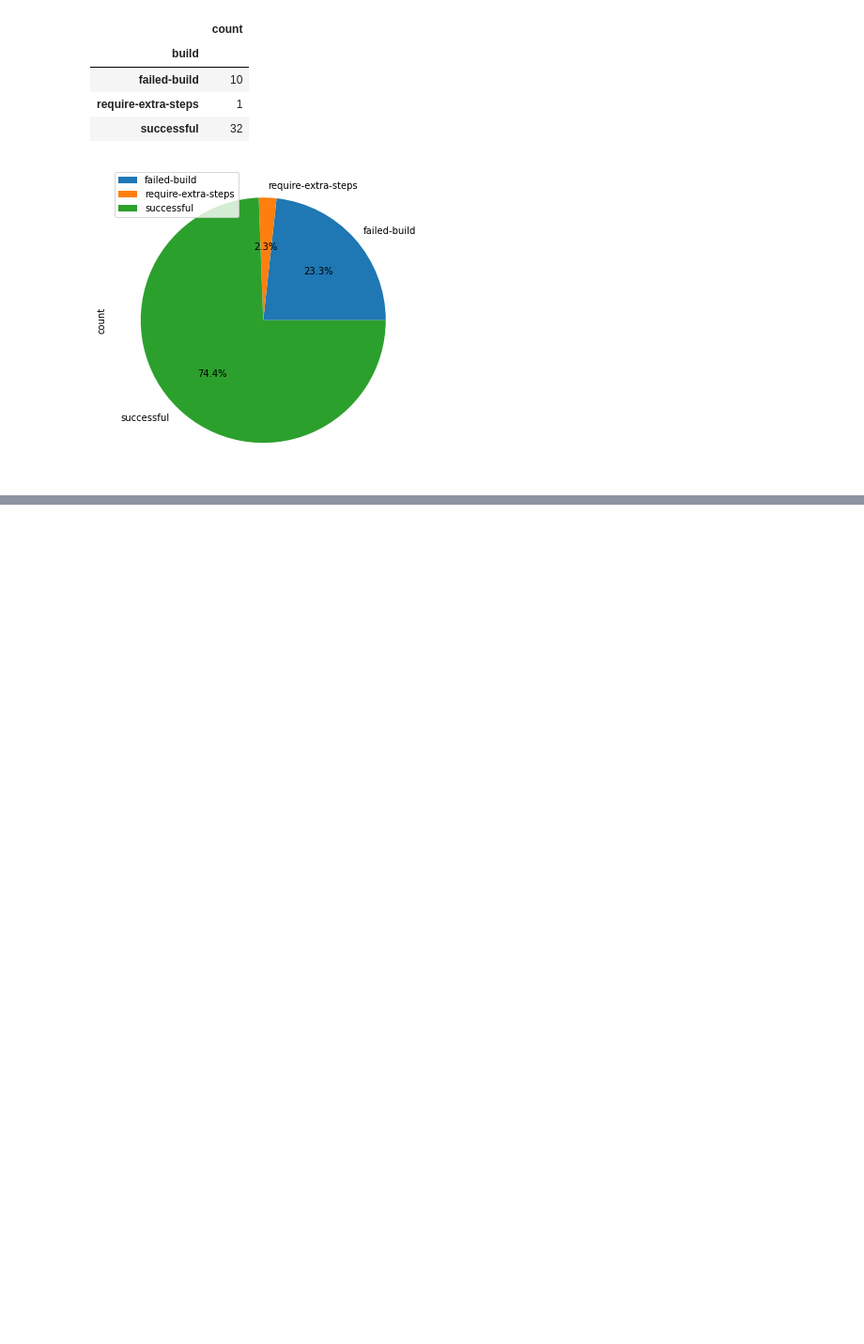
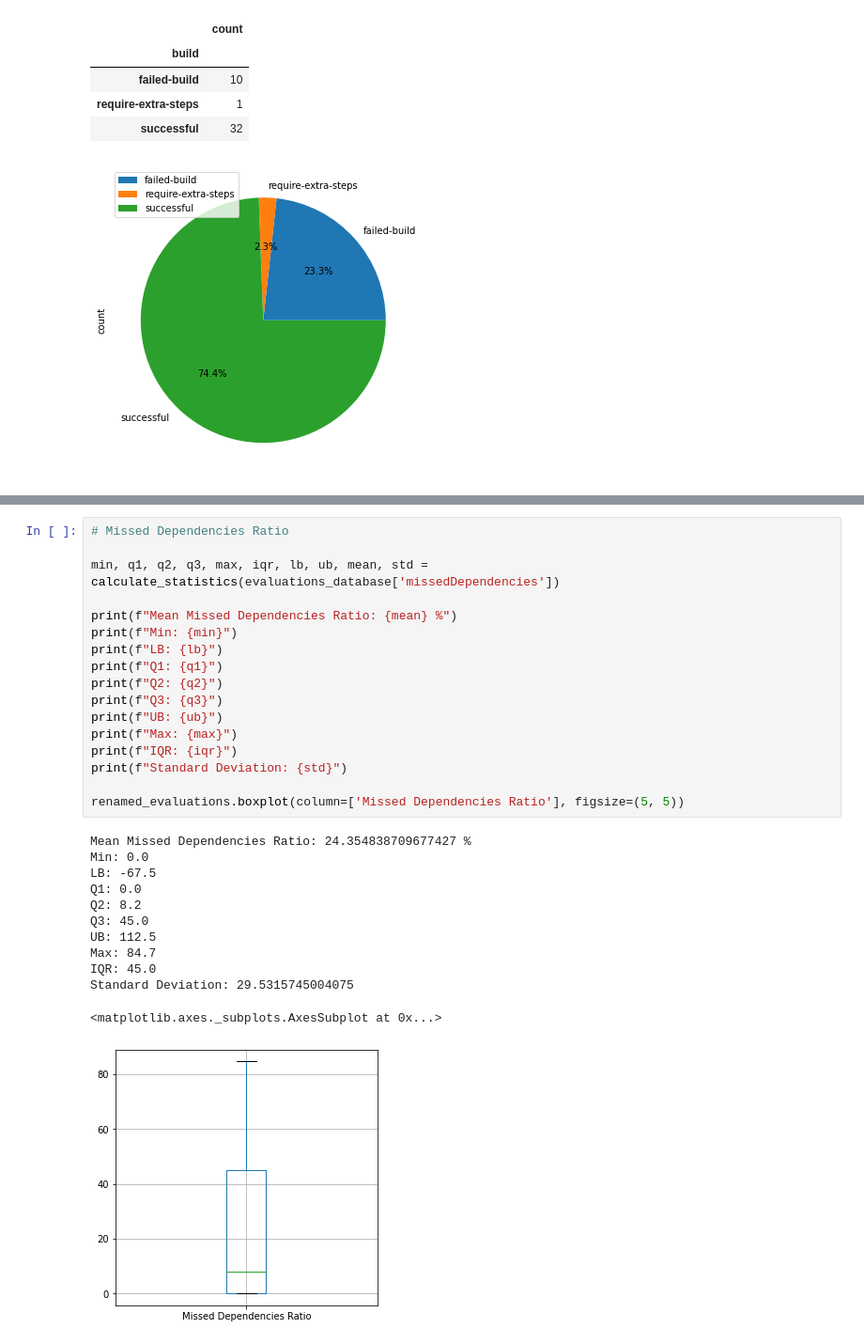
Before and after one commit to filipefigcorreia/hermit-study, a Jupyter notebook: hermit.ipynb, the cells around one changed output, grey strips where cells are left out. Shown at 94% size. Saved outputs shown, nothing was run; the diff lists cells and outputs as text; blank space fills up the shorter version.

```diff
--- a/hermit.ipynb
+++ b/hermit.ipynb
@@ -128,0 +121,30 @@ IQR: 824788.0
+# %%
+# Missed Dependencies Ratio
+
+min, q1, q2, q3, max, iqr, lb, ub, mean, std = calculate_statistics(evaluations_database['missedDependencies'])
+
+print(f"Mean Missed Dependencies Ratio: {mean} %")
+print(f"Min: {min}")
+print(f"LB: {lb}")
+print(f"Q1: {q1}")
+print(f"Q2: {q2}")
+print(f"Q3: {q3}")
+print(f"UB: {ub}")
+print(f"Max: {max}")
+print(f"IQR: {iqr}")
+print(f"Standard Deviation: {std}")
+
+renamed_evaluations.boxplot(column=['Missed Dependencies Ratio'], figsize=(5, 5))
+# %% [output]
+Mean Missed Dependencies Ratio: 24.354838709677427 %
+Min: 0.0
+LB: -67.5
+Q1: 0.0
+Q2: 8.2
+Q3: 45.0
+UB: 112.5
+Max: 84.7
+IQR: 45.0
+Standard Deviation: 29.5315745004075
+<matplotlib.axes._subplots.AxesSubplot at 0x...>
+[figure, added]
```
Also changed, not shown: parts of 10 cells of this notebook.
